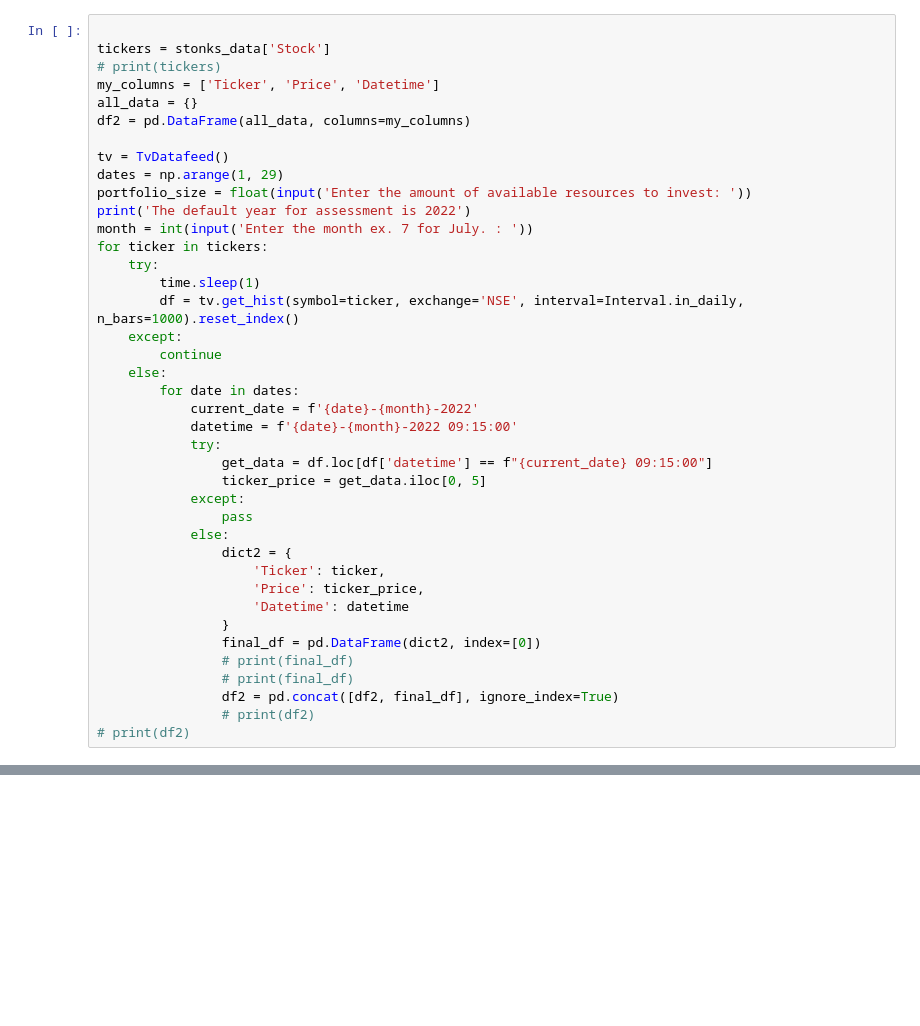
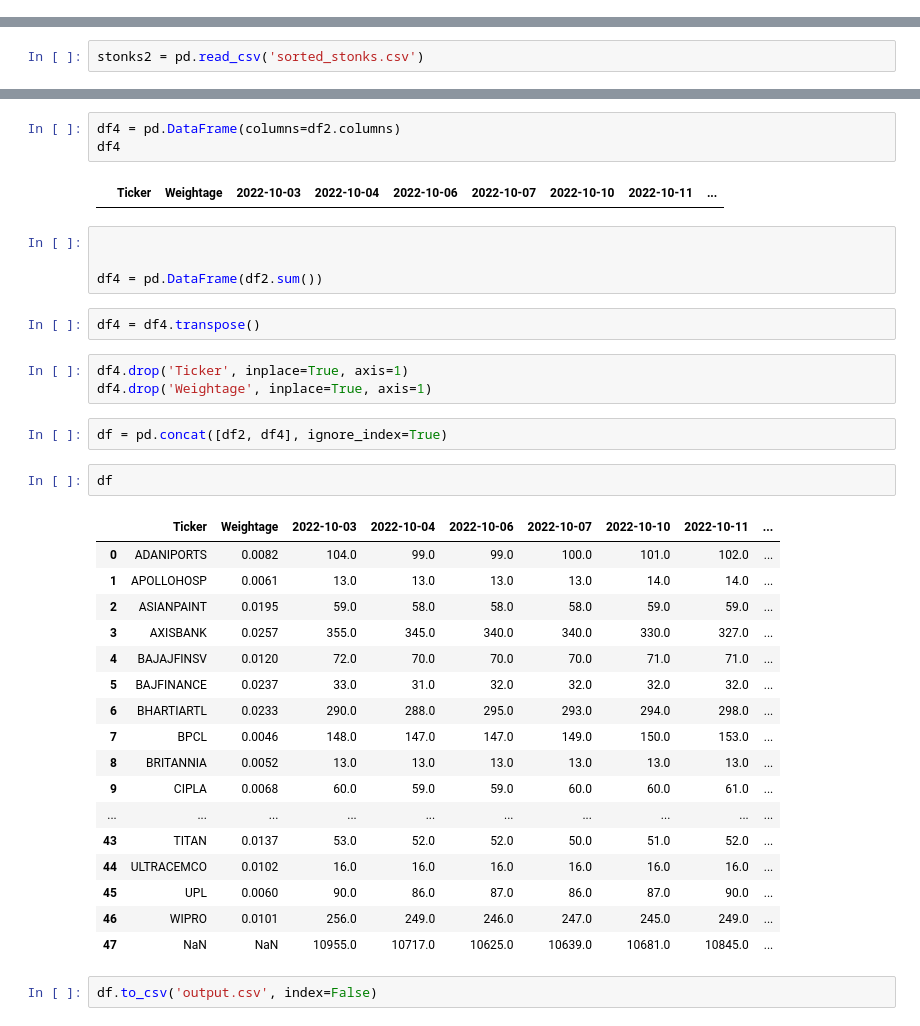
Before and after one commit to AryanGupta0007/watchlist, a Jupyter notebook: Algo_Trading/Projects/equal_weight_index_fund/second.ipynb, the cells around one changed output, grey strips where cells are left out. Saved outputs shown, nothing was run; the diff lists cells and outputs as text; blank space fills up the shorter version.

```diff
--- a/Algo_Trading/Projects/equal_weight_index_fund/second.ipynb
+++ b/Algo_Trading/Projects/equal_weight_index_fund/second.ipynb
@@ -7,40 +5,0 @@ stonks_data = pd.read_csv('stonks.csv')
-# %%
-
-tickers = stonks_data['Stock']
-# print(tickers)
-my_columns = ['Ticker', 'Price', 'Datetime']
-all_data = {}
-df2 = pd.DataFrame(all_data, columns=my_columns)
-
-tv = TvDatafeed()
-dates = np.arange(1, 29)
-portfolio_size = float(input('Enter the amount of available resources to invest: '))
-print('The default year for assessment is 2022')
-month = int(input('Enter the month ex. 7 for July. : '))
-for ticker in tickers:
-    try:
-        time.sleep(1)
-        df = tv.get_hist(symbol=ticker, exchange='NSE', interval=Interval.in_daily, n_bars=1000).reset_index()
-    except:
-        continue
-    else:
-        for date in dates:
-            current_date = f'{date}-{month}-2022'
-            datetime = f'{date}-{month}-2022 09:15:00'
-            try:
-                get_data = df.loc[df['datetime'] == f"{current_date} 09:15:00"]
-                ticker_price = get_data.iloc[0, 5]
-            except:
-                pass
-            else:
-                dict2 = {
-                    'Ticker': ticker,
-                    'Price': ticker_price,
-                    'Datetime': datetime
-                }
-                final_df = pd.DataFrame(dict2, index=[0])
-                # print(final_df)
-                # print(final_df)
-                df2 = pd.concat([df2, final_df], ignore_index=True)
-                # print(df2)
-# print(df2)
@@ -84,0 +6,2 @@ print(dataframes)
+# %%
+stonks2 = pd.read_csv('sorted_stonks.csv')
@@ -84,0 +61,38 @@ print(dataframes)
+# %%
+df4 = pd.DataFrame(columns=df2.columns)
+df4
+# %% [output]
+|  | Ticker | Weightage | 2022-10-03 | 2022-10-04 | 2022-10-06 | 2022-10-07 | 2022-10-10 | 2022-10-11 | ... |
+# %%
+
+
+df4 = pd.DataFrame(df2.sum())
+# %%
+df4 = df4.transpose()
+# %%
+df4.drop('Ticker', inplace=True, axis=1)
+df4.drop('Weightage', inplace=True, axis=1)
+# %%
+df = pd.concat([df2, df4], ignore_index=True)
+# %%
+df
+# %% [output]
+|  | Ticker | Weightage | 2022-10-03 | 2022-10-04 | 2022-10-06 | 2022-10-07 | 2022-10-10 | 2022-10-11 | ... |
+| 0 | ADANIPORTS | 0.0082 | 104.0 | 99.0 | 99.0 | 100.0 | 101.0 | 102.0 | ... |
+| 1 | APOLLOHOSP | 0.0061 | 13.0 | 13.0 | 13.0 | 13.0 | 14.0 | 14.0 | ... |
+| 2 | ASIANPAINT | 0.0195 | 59.0 | 58.0 | 58.0 | 58.0 | 59.0 | 59.0 | ... |
+| 3 | AXISBANK | 0.0257 | 355.0 | 345.0 | 340.0 | 340.0 | 330.0 | 327.0 | ... |
+| 4 | BAJAJFINSV | 0.0120 | 72.0 | 70.0 | 70.0 | 70.0 | 71.0 | 71.0 | ... |
+| 5 | BAJFINANCE | 0.0237 | 33.0 | 31.0 | 32.0 | 32.0 | 32.0 | 32.0 | ... |
+| 6 | BHARTIARTL | 0.0233 | 290.0 | 288.0 | 295.0 | 293.0 | 294.0 | 298.0 | ... |
+| 7 | BPCL | 0.0046 | 148.0 | 147.0 | 147.0 | 149.0 | 150.0 | 153.0 | ... |
+| 8 | BRITANNIA | 0.0052 | 13.0 | 13.0 | 13.0 | 13.0 | 13.0 | 13.0 | ... |
+| 9 | CIPLA | 0.0068 | 60.0 | 59.0 | 59.0 | 60.0 | 60.0 | 61.0 | ... |
+| ... | ... | ... | ... | ... | ... | ... | ... | ... | ... |
+| 43 | TITAN | 0.0137 | 53.0 | 52.0 | 52.0 | 50.0 | 51.0 | 52.0 | ... |
+| 44 | ULTRACEMCO | 0.0102 | 16.0 | 16.0 | 16.0 | 16.0 | 16.0 | 16.0 | ... |
+| 45 | UPL | 0.0060 | 90.0 | 86.0 | 87.0 | 86.0 | 87.0 | 90.0 | ... |
+| 46 | WIPRO | 0.0101 | 256.0 | 249.0 | 246.0 | 247.0 | 245.0 | 249.0 | ... |
+| 47 | NaN | NaN | 10955.0 | 10717.0 | 10625.0 | 10639.0 | 10681.0 | 10845.0 | ... |
+# %%
+df.to_csv('output.csv', index=False)
```
Also changed, not shown: parts of 5 cells of this notebook.
